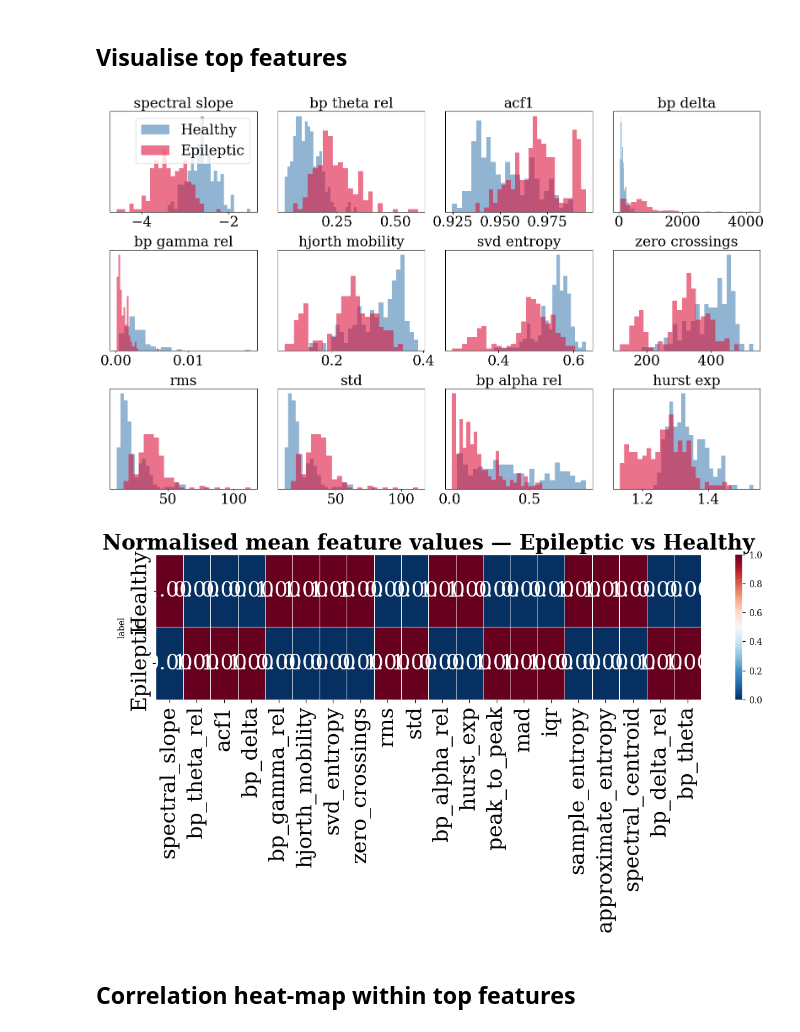
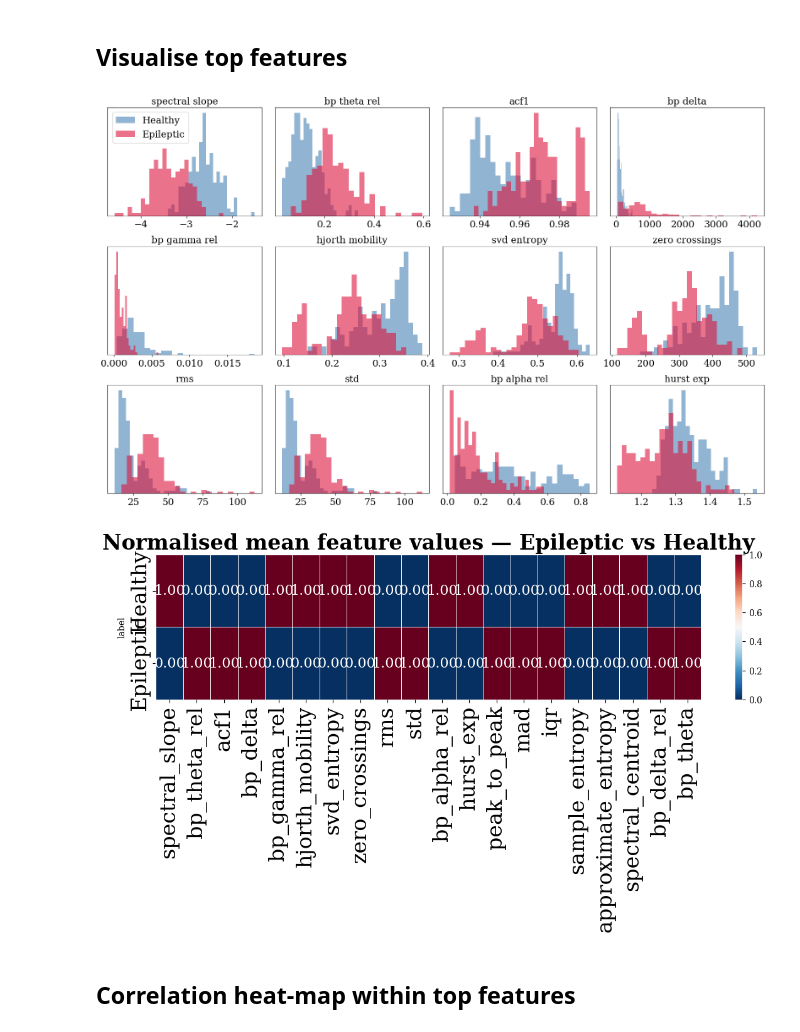
Before and after one commit to postnicov/test_colab, a Jupyter notebook: eeg_epilepsy_classifier.ipynb, the cells around one changed output. Saved outputs shown, nothing was run; the diff lists cells and outputs as text; code cells hidden in the pictures.

```diff
--- a/eeg_epilepsy_classifier.ipynb
+++ b/eeg_epilepsy_classifier.ipynb
@@ -334,42 +334,42 @@ for i, feat in enumerate(top_feats):
         vals = df[df["label"] == lbl][feat].dropna()
         ax.hist(vals, bins=25, alpha=0.6, color=clr,
                 label=labels_str[lbl], density=True)
-    ax.set_title(feat.replace("_", " "), fontsize=24)
+    ax.set_title(feat.replace("_", " "), fontsize=16)
     ax.set_yticks([])
-    ax.tick_params(axis="both", which="both", labelsize=24)
+    ax.tick_params(axis="both", which="both", labelsize=16)
     if i == 0:
-        ax.legend(fontsize=24)
+        ax.legend(fontsize=16)
 
 # plt.suptitle("Distribution of top discriminating features (E vs H)", fontweight="bold")
 plt.tight_layout()
 plt.savefig("feature_distributions.png", dpi=150)
 plt.show()
 
 # Heatmap of mean feature values (normalised)
 top20 = stats_df.head(20)["feature"].tolist()
 grp_means = df.groupby("label")[top20].mean().rename(index=labels_str)
 normed = (grp_means - grp_means.min()) / (grp_means.max() - grp_means.min() + 1e-12)
 
 fig, ax = plt.subplots(figsize=(14, 3))
 sns.heatmap(
     normed,
     ax=ax,
     cmap="RdBu_r",
     annot=True,
     fmt=".2f",
     linewidths=0.5,
-    annot_kws={"size": 24}
+    annot_kws={"size": 16}
 )
 ax.set_title("Normalised mean feature values — Epileptic vs Healthy",
              fontweight="bold", fontsize=24)
 ax.tick_params(axis="both", which="both", labelsize=24)
 
 plt.tight_layout()
 plt.savefig("feature_heatmap.png", dpi=150)
 plt.show()
 # %% [output]
-[figure, old version]
+[figure, new version]
-[figure, old version]
+[figure, new version]
 # %% [markdown]
 ## Correlation heat-map within top features
 # %%
```
Also changed, not shown: parts of 4 cells of this notebook.
